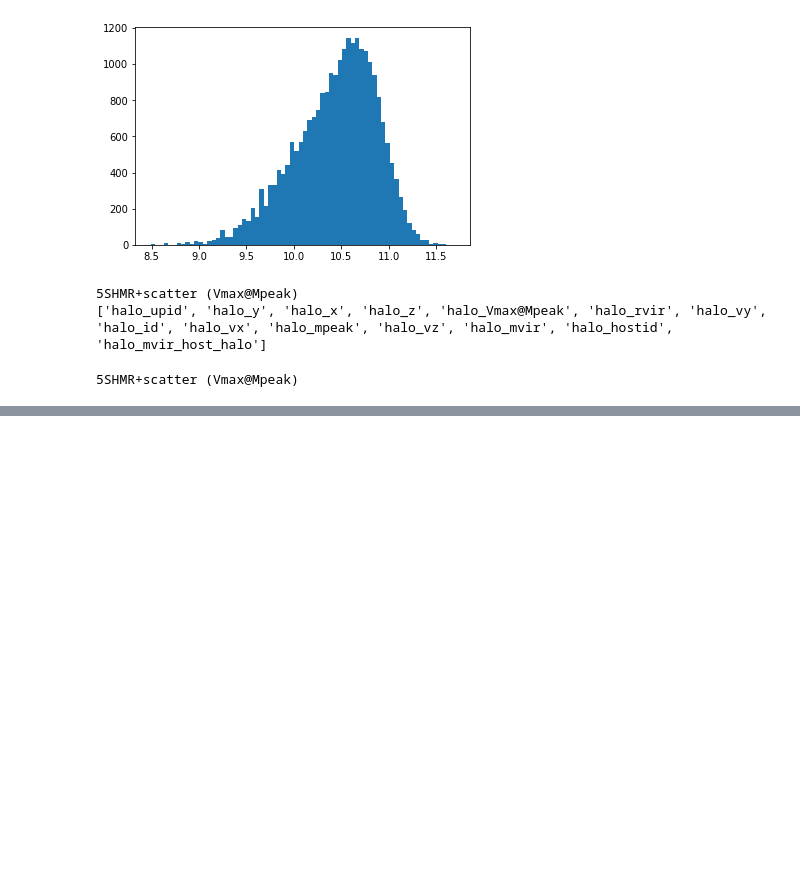
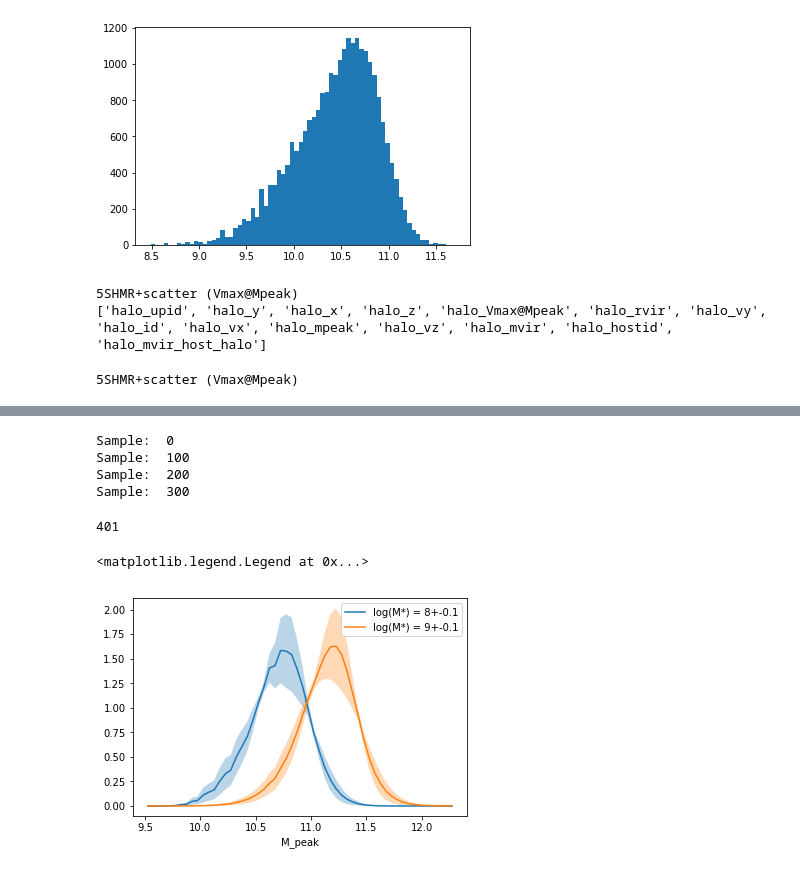
Before and after one commit to f-ardila/dwarf_lensing, a Jupyter notebook: MCMC/notebooks/dark_matter.ipynb, the cells around one changed output, grey strips where cells are left out. Cells and saved outputs as stored; diff of their text form; code cells hidden in the pictures; blank space fills up the shorter version.

Commit message:
get distribution of Mpeak from fixed stellar mass. created duplicate to have it running on one and plotting on the other

```diff
--- a/MCMC/notebooks/dark_matter.ipynb
+++ b/MCMC/notebooks/dark_matter.ipynb
@@ -241,0 +322,72 @@ make_catalog_given_params(best_params_orphans, 'UM_1')
+# %%
+outfile = '/Users/fardila/Documents/GitHub/dwarf_lensing/MCMC/notebooks/Mpeak_distributions/Mpeak_distribution.npz'
+# %%
+mpeak_bins=np.arange(9.5,12.3,0.05)
+array_bin_values_8 = []
+array_bin_values_9 = []
+
+for i, sample in enumerate(samples[-5000:]):
+
+
+    catalog = make_catalog_given_params(sample, run,
+                                        config = config, cosmos_data = cosmos_data, sim_data = sim_data,
+                                        write=False)
+    catalog = catalog[(np.log10(catalog['M_*'])>7.8) & (np.log10(catalog['M_*'])<9.2)]
+
+
+    m_star8_catalog = catalog[(np.log10(catalog['M_*'])>7.9) & (np.log10(catalog['M_*'])<8.1)]
+    m_star9_catalog = catalog[(np.log10(catalog['M_*'])>8.9) & (np.log10(catalog['M_*'])<9.1)]
+
+    bin_values_8, _ = np.histogram(np.log10(m_star8_catalog['halo_mpeak']), bins=mpeak_bins, density = True)
+    bin_values_9, _ = np.histogram(np.log10(m_star9_catalog['halo_mpeak']), bins=mpeak_bins, density = True)
+
+    array_bin_values_8.append(bin_values_8)
+    array_bin_values_9.append(bin_values_9)
+
+
+    if i%100 == 0 :
+        print 'Sample: ', i
+
+        np.savez(outfile, mpeak_bins=mpeak_bins,
+                          array_bin_values_8=array_bin_values_8,
+                          array_bin_values_9=array_bin_values_9 )
+
+array_bin_values_8 = np.array(array_bin_values_8)
+array_bin_values_9 =  np.array(array_bin_values_9)
+# %% [output]
+Sample:  0
+Sample:  100
+Sample:  200
+Sample:  300
+# %%
+arr = np.load(outfile)
+array_bin_values_8 = arr['array_bin_values_8']
+array_bin_values_9 = arr['array_bin_values_9']
+mpeak_bins = arr['mpeak_bins']
+# %%
+n=len(array_bin_values_9)
+print(n)
+# %% [output]
+401
+# %%
+weighted_means_8 = np.array([weighted_avg_and_std(array_bin_values_8[:,bin], np.exp(log_prob[-5000:-5000+n]))[0] for bin in range(len(mpeak_bins)-1)])
+weighted_stds_8 = np.array([weighted_avg_and_std(array_bin_values_8[:,bin], np.exp(log_prob[-5000:-5000+n]))[1] for bin in range(len(mpeak_bins)-1)])
+
+weighted_means_9 = np.array([weighted_avg_and_std(array_bin_values_9[:,bin], np.exp(log_prob[-5000:-5000+n]))[0] for bin in range(len(mpeak_bins)-1)])
+weighted_stds_9 = np.array([weighted_avg_and_std(array_bin_values_9[:,bin], np.exp(log_prob[-5000:-5000+n]))[1] for bin in range(len(mpeak_bins)-1)])
+# %%
+mpeak_bins_centers = mpeak_bins[:-1]+((mpeak_bins[1]-mpeak_bins[0])/2.)
+# plt.errorbar(mpeak_bins_centers, weighted_means_8, yerr=weighted_stds_8 )
+# plt.errorbar(mpeak_bins_centers, weighted_means_9, yerr=weighted_stds_9 )
+
+plt.plot(mpeak_bins_centers, weighted_means_8, label='log(M*) = 8+-0.1')
+plt.plot(mpeak_bins_centers, weighted_means_9, label='log(M*) = 9+-0.1')
+
+plt.fill_between(mpeak_bins_centers, weighted_means_8+weighted_stds_8, weighted_means_8-weighted_stds_8, alpha=0.3)
+plt.fill_between(mpeak_bins_centers, weighted_means_9+weighted_stds_9, weighted_means_9-weighted_stds_9, alpha=0.3)
+
+plt.xlabel('M_peak')
+plt.legend()
+# %% [output]
+<matplotlib.legend.Legend at 0x...>
+[figure, added]
```
Also changed, not shown: parts of 8 cells of this notebook.
